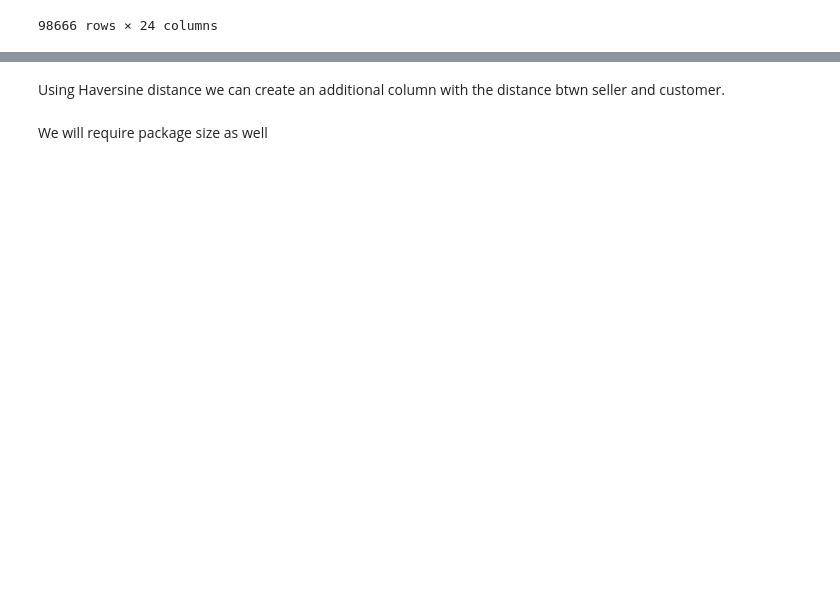
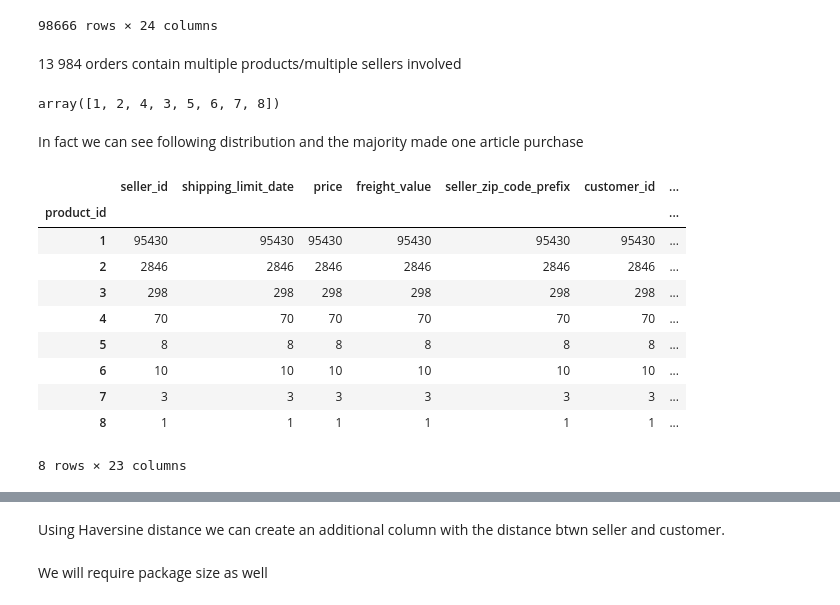
Before and after one commit to Ksyu22/olist_ecommerce, a Jupyter notebook: olist_ecommerce/notebooks/eda_delivery_prediction.ipynb, the cells around one changed output, grey strips where cells are left out. Saved outputs shown, nothing was run; the diff lists cells and outputs as text; code cells hidden in the pictures; blank space fills up the shorter version.

```diff
--- a/olist_ecommerce/notebooks/eda_delivery_prediction.ipynb
+++ b/olist_ecommerce/notebooks/eda_delivery_prediction.ipynb
@@ -345,3 +368,25 @@ order_count
 | fffe18544ffabc95dfada21779c9644f | 1 | 1 | 1 | 1 | 1 | 1 | ... |
 | fffe41c64501cc87c801fd61db3f6244 | 1 | 1 | 1 | 1 | 1 | 1 | ... |
 98666 rows × 24 columns
+# %% [markdown]
+13 984 orders contain multiple products/multiple sellers involved
+# %%
+order_count.product_id.unique()
+# %% [output]
+array([1, 2, 4, 3, 5, 6, 7, 8])
+# %% [markdown]
+In fact we can see following distribution and the majority made one article purchase
+# %%
+order_count.groupby(by="product_id").count()
+# %% [output]
+|  | seller_id | shipping_limit_date | price | freight_value | seller_zip_code_prefix | customer_id | ... |
+| product_id |  |  |  |  |  |  | ... |
+| 1 | 95430 | 95430 | 95430 | 95430 | 95430 | 95430 | ... |
+| 2 | 2846 | 2846 | 2846 | 2846 | 2846 | 2846 | ... |
+| 3 | 298 | 298 | 298 | 298 | 298 | 298 | ... |
+| 4 | 70 | 70 | 70 | 70 | 70 | 70 | ... |
+| 5 | 8 | 8 | 8 | 8 | 8 | 8 | ... |
+| 6 | 10 | 10 | 10 | 10 | 10 | 10 | ... |
+| 7 | 3 | 3 | 3 | 3 | 3 | 3 | ... |
+| 8 | 1 | 1 | 1 | 1 | 1 | 1 | ... |
+8 rows × 23 columns
```
Also changed, not shown: parts of 16 cells of this notebook.
